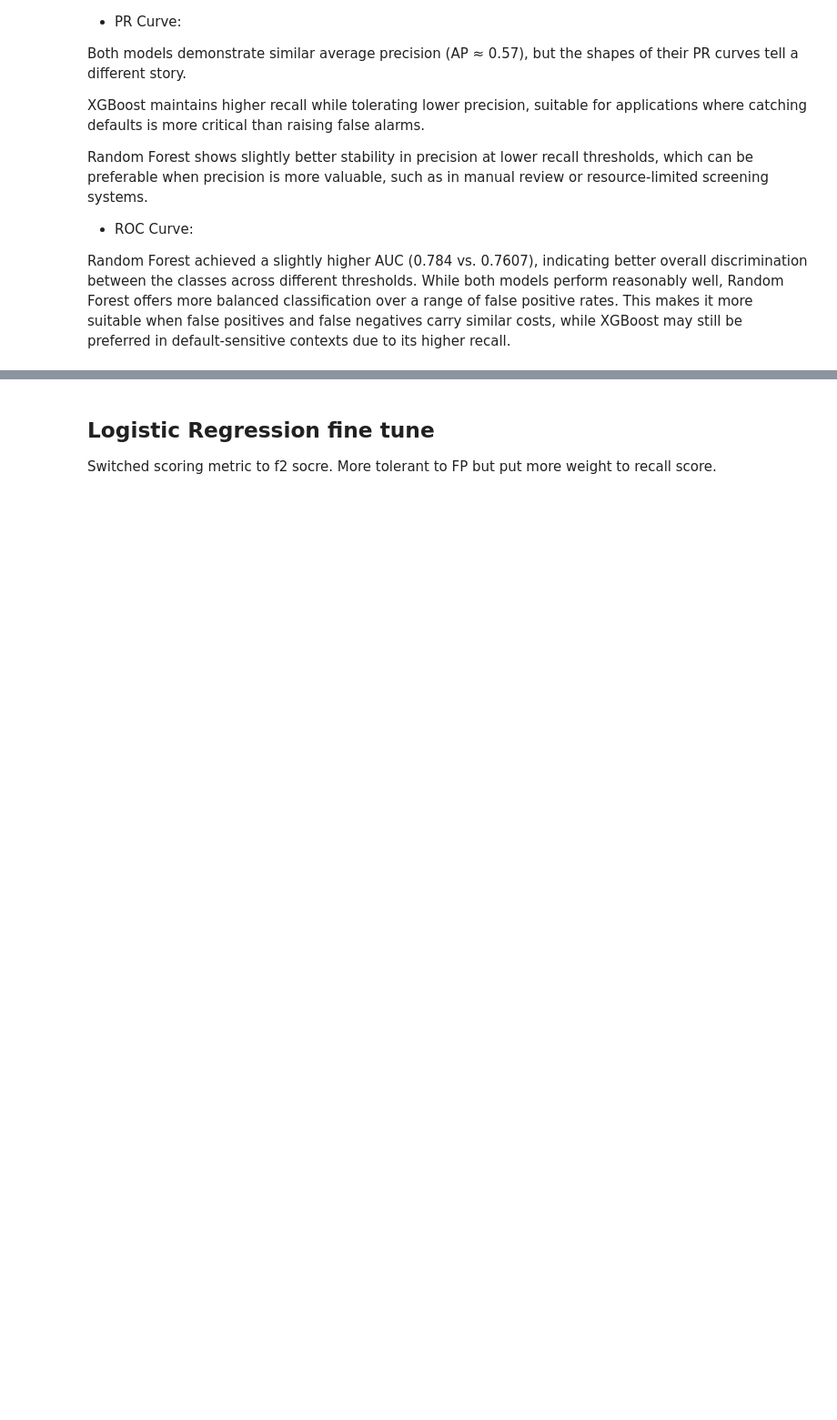
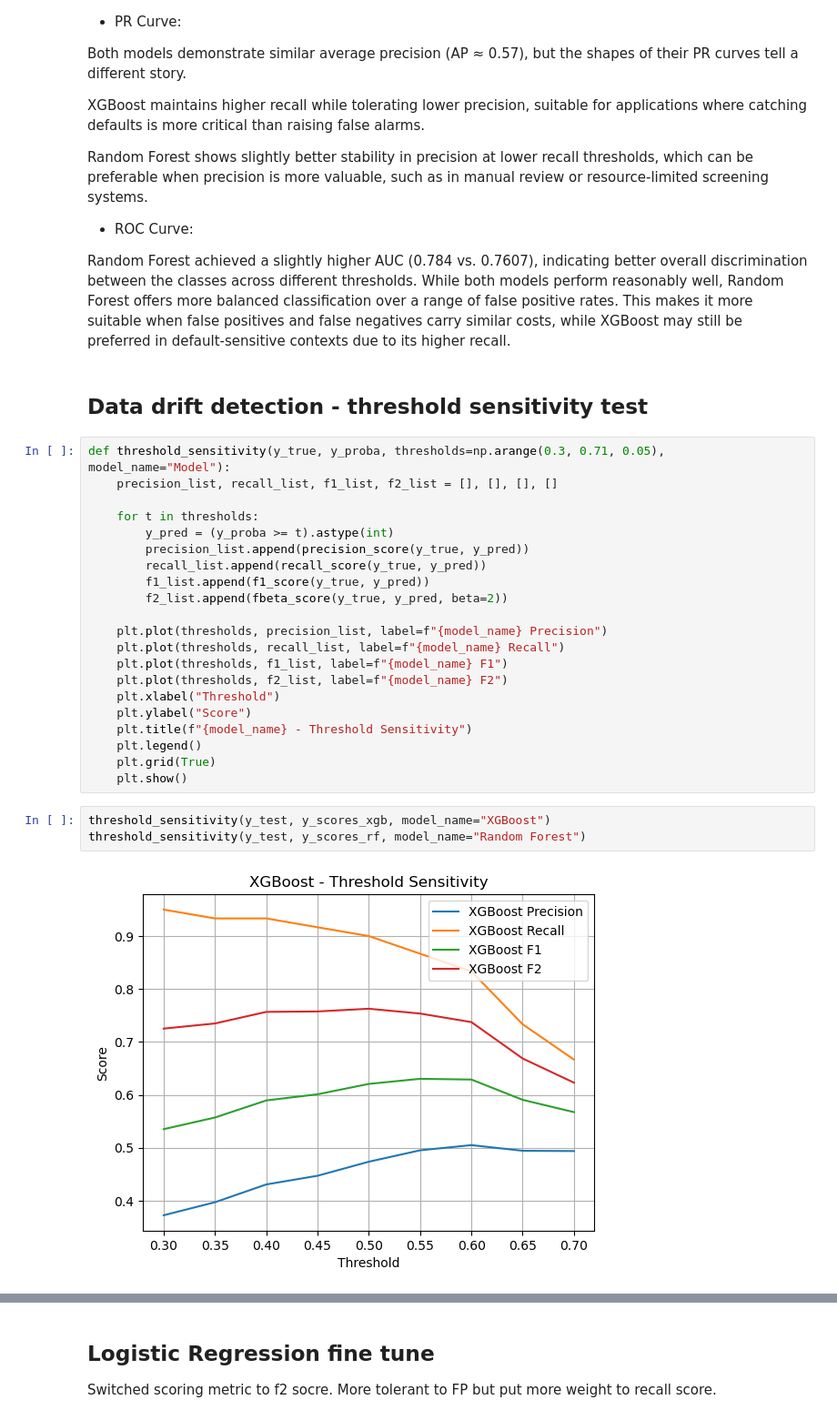
Before and after one commit to gracez-20/credit_risk_predictor, a Jupyter notebook: notebooks/2_modeling_pipeline.ipynb, the cells around one changed output, grey strips where cells are left out. Shown at 91% size. Drawn from its saved outputs; the diff is of its cells as text; blank space fills up the shorter version.

Commit message:
drift detection + SHAP

```diff
--- a/notebooks/2_modeling_pipeline.ipynb
+++ b/notebooks/2_modeling_pipeline.ipynb
@@ -699,3 +564,31 @@ Random Forest shows slightly better stability in precision at lower recall thres
 - ROC Curve:
 
 Random Forest achieved a slightly higher AUC (0.784 vs. 0.7607), indicating better overall discrimination between the classes across different thresholds. While both models perform reasonably well, Random Forest offers more balanced classification over a range of false positive rates. This makes it more suitable when false positives and false negatives carry similar costs, while XGBoost may still be preferred in default-sensitive contexts due to its higher recall.
+# %% [markdown]
+## Data drift detection - threshold sensitivity test
+# %%
+def threshold_sensitivity(y_true, y_proba, thresholds=np.arange(0.3, 0.71, 0.05), model_name="Model"):
+    precision_list, recall_list, f1_list, f2_list = [], [], [], []
+
+    for t in thresholds:
+        y_pred = (y_proba >= t).astype(int)
+        precision_list.append(precision_score(y_true, y_pred))
+        recall_list.append(recall_score(y_true, y_pred))
+        f1_list.append(f1_score(y_true, y_pred))
+        f2_list.append(fbeta_score(y_true, y_pred, beta=2))
+
+    plt.plot(thresholds, precision_list, label=f"{model_name} Precision")
+    plt.plot(thresholds, recall_list, label=f"{model_name} Recall")
+    plt.plot(thresholds, f1_list, label=f"{model_name} F1")
+    plt.plot(thresholds, f2_list, label=f"{model_name} F2")
+    plt.xlabel("Threshold")
+    plt.ylabel("Score")
+    plt.title(f"{model_name} - Threshold Sensitivity")
+    plt.legend()
+    plt.grid(True)
+    plt.show()
+# %%
+threshold_sensitivity(y_test, y_scores_xgb, model_name="XGBoost")
+threshold_sensitivity(y_test, y_scores_rf, model_name="Random Forest")
+# %% [output]
+[figure, added]
```
Also changed, not shown: parts of 42 cells of this notebook.
